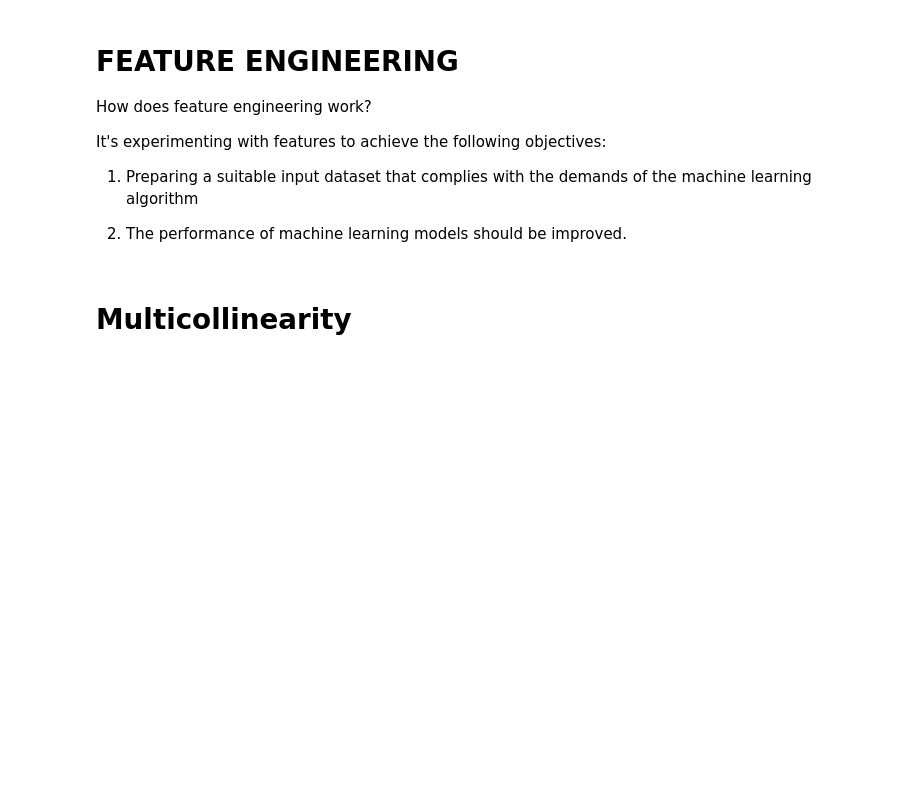
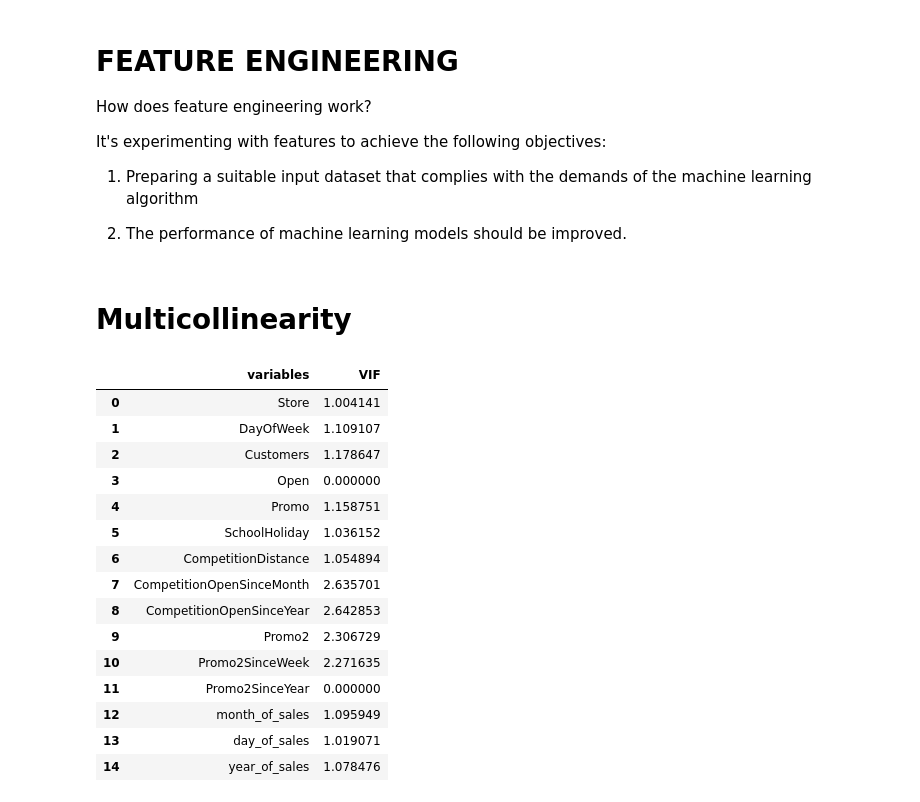
Before and after one commit to Ashwinprocodes/Rossmann-Sales-Prediction, a Jupyter notebook: pr_Rossmann_Sales_Prediction_Capstone_Project.ipynb, the cells around one changed output. Cells and saved outputs as stored; diff of their text form; code cells hidden in the pictures; blank space fills up the shorter version.

```diff
--- a/pr_Rossmann_Sales_Prediction_Capstone_Project.ipynb
+++ b/pr_Rossmann_Sales_Prediction_Capstone_Project.ipynb
@@ -797,0 +810,19 @@ It's experimenting with features to achieve the following objectives:
+# %%
+calc_vif(mdf12[[i for i in mdf12.describe().columns if i not in ['Sales']]])
+# %% [output]
+|  | variables | VIF |
+| 0 | Store | 1.004141 |
+| 1 | DayOfWeek | 1.109107 |
+| 2 | Customers | 1.178647 |
+| 3 | Open | 0.000000 |
+| 4 | Promo | 1.158751 |
+| 5 | SchoolHoliday | 1.036152 |
+| 6 | CompetitionDistance | 1.054894 |
+| 7 | CompetitionOpenSinceMonth | 2.635701 |
+| 8 | CompetitionOpenSinceYear | 2.642853 |
+| 9 | Promo2 | 2.306729 |
+| 10 | Promo2SinceWeek | 2.271635 |
+| 11 | Promo2SinceYear | 0.000000 |
+| 12 | month_of_sales | 1.095949 |
+| 13 | day_of_sales | 1.019071 |
+| 14 | year_of_sales | 1.078476 |
```
Also changed, not shown: parts of 21 cells of this notebook.
